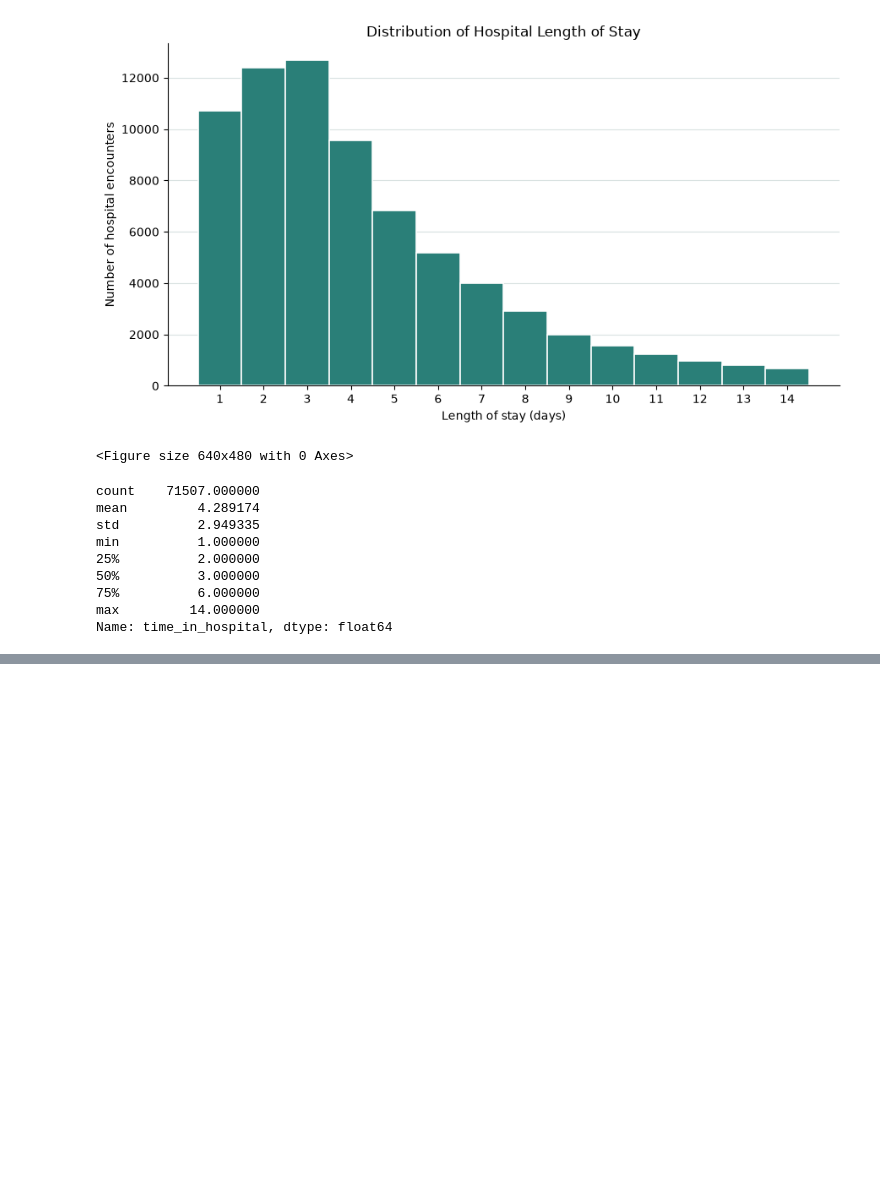
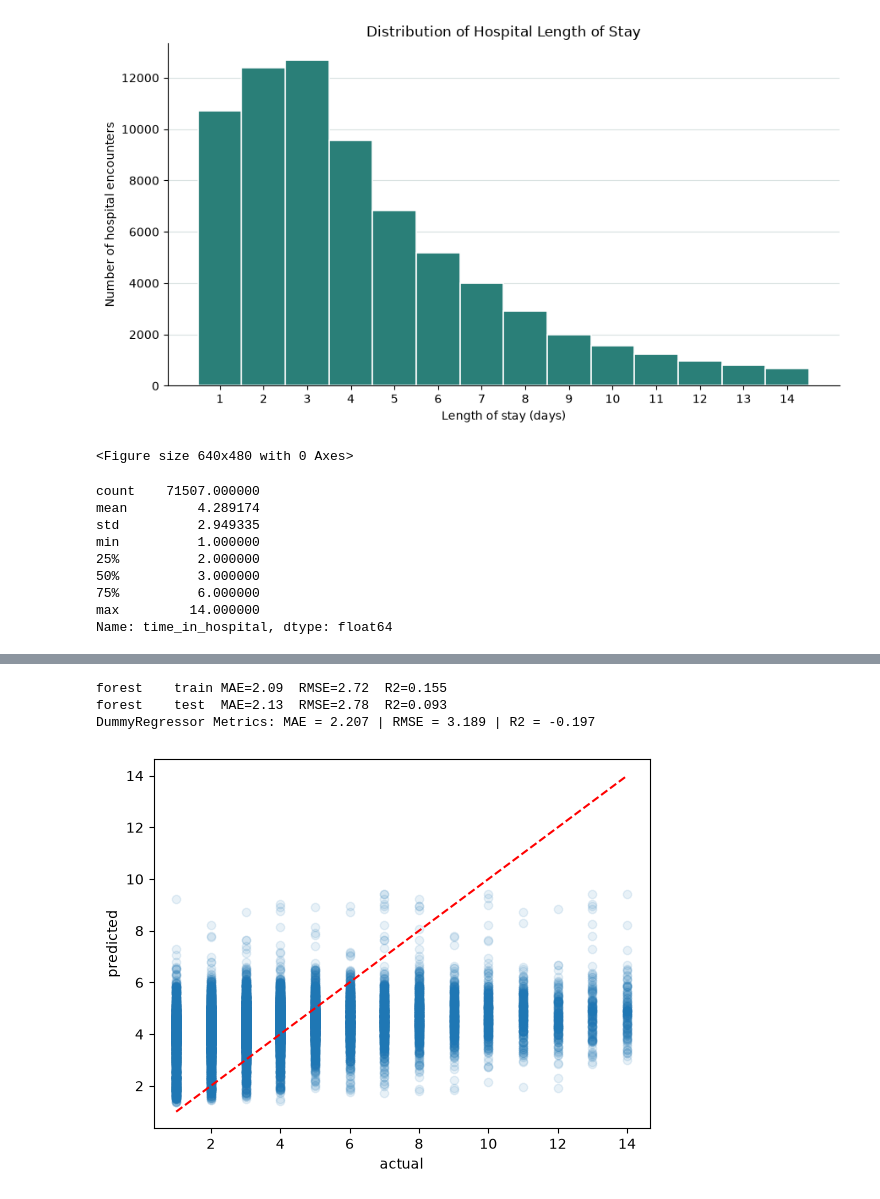
Before and after one commit to jettquitteau/diabetes_admission_length_prediction, a Jupyter notebook: diabetes_length_of_admission.ipynb, the cells around one changed output, grey strips where cells are left out. Cells and saved outputs as stored; diff of their text form; code cells hidden in the pictures; blank space fills up the shorter version.

```diff
--- a/diabetes_length_of_admission.ipynb
+++ b/diabetes_length_of_admission.ipynb
@@ -350,0 +379,3 @@ Name: time_in_hospital, dtype: float64
+# %%
+cat_cols = X_train.select_dtypes(include="str").columns
+cat_cols.tolist() # Verification of categorical columns
@@ -350,0 +391,20 @@ Name: time_in_hospital, dtype: float64
+# %%
+preprocess = ColumnTransformer(
+    [("cat", OneHotEncoder(handle_unknown="infrequent_if_exist", min_frequency=0.01), cat_cols)],
+    remainder="passthrough"
+)
+# %%
+model = Pipeline([
+    ("prep", preprocess),
+    ("rf", RandomForestRegressor(n_estimators=100, random_state=42)),
+])
+
+param_grid = {
+    "rf__min_samples_leaf": [5, 20, 50, 100],
+    "rf__max_features": [0.3, 0.6, 1.0],
+}
+
+search = GridSearchCV(model, param_grid, cv=5, scoring="neg_mean_absolute_error", n_jobs=-1)
+search.fit(X_train, y_train)
+
+print(search.best_params_, -search.best_score_)
@@ -350,0 +432,16 @@ Name: time_in_hospital, dtype: float64
+# %%
+best_model = search.best_estimator_
+report("forest", best_model)
+print(dummy_metrics)
+# %% [output]
+forest    train MAE=2.09  RMSE=2.72  R2=0.155
+forest    test  MAE=2.13  RMSE=2.78  R2=0.093
+DummyRegressor Metrics: MAE = 2.207 | RMSE = 3.189 | R2 = -0.197
+# %%
+# Predicted vs actual graph
+y_pred = best_model.predict(X_test)
+plt.scatter(y_test, y_pred, alpha=0.1)
+plt.plot([1, 14], [1, 14], "r--")
+plt.xlabel("actual"); plt.ylabel("predicted"); plt.show()
+# %% [output]
+[figure, added]
```
Also changed, not shown: parts of 11 cells of this notebook, 1 other file.
